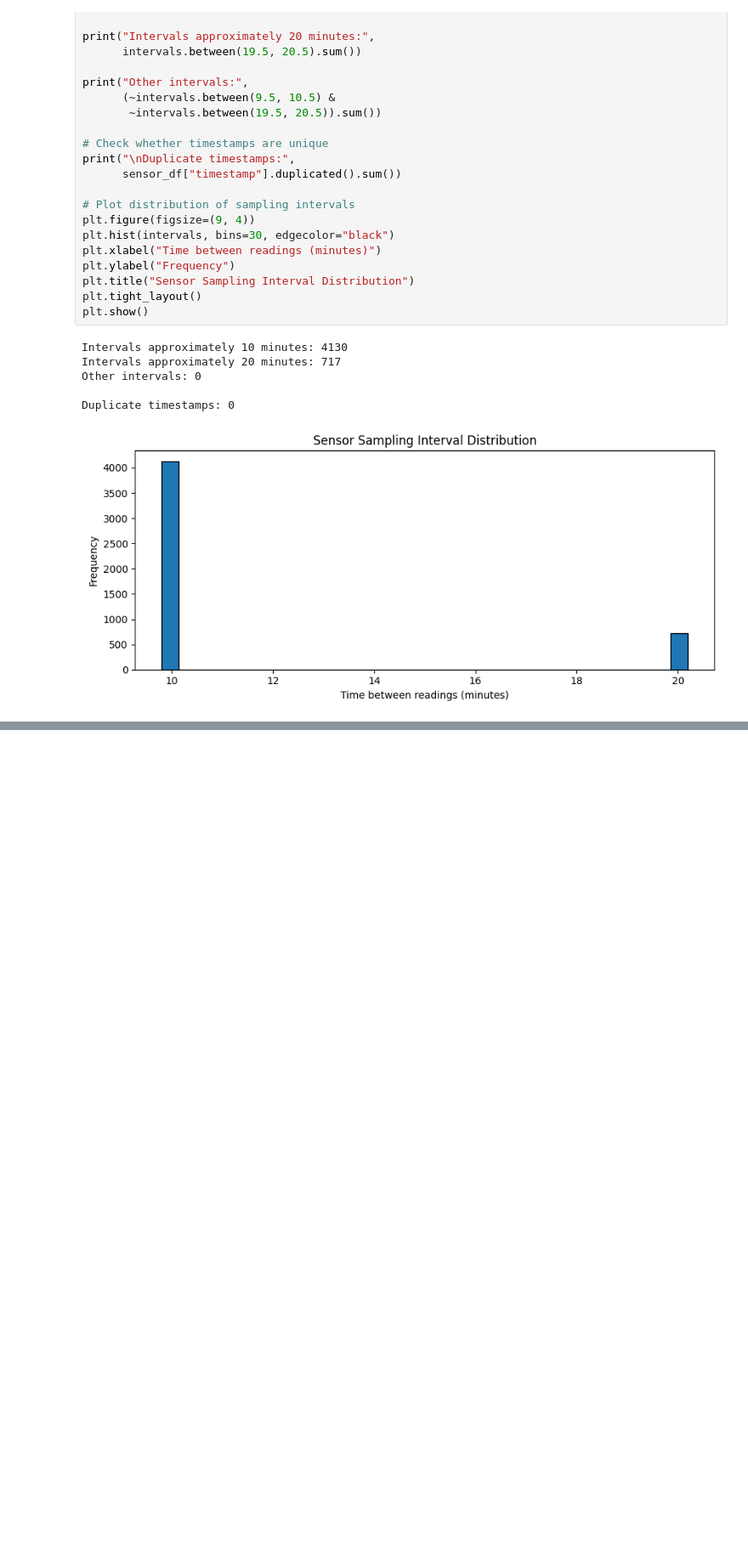
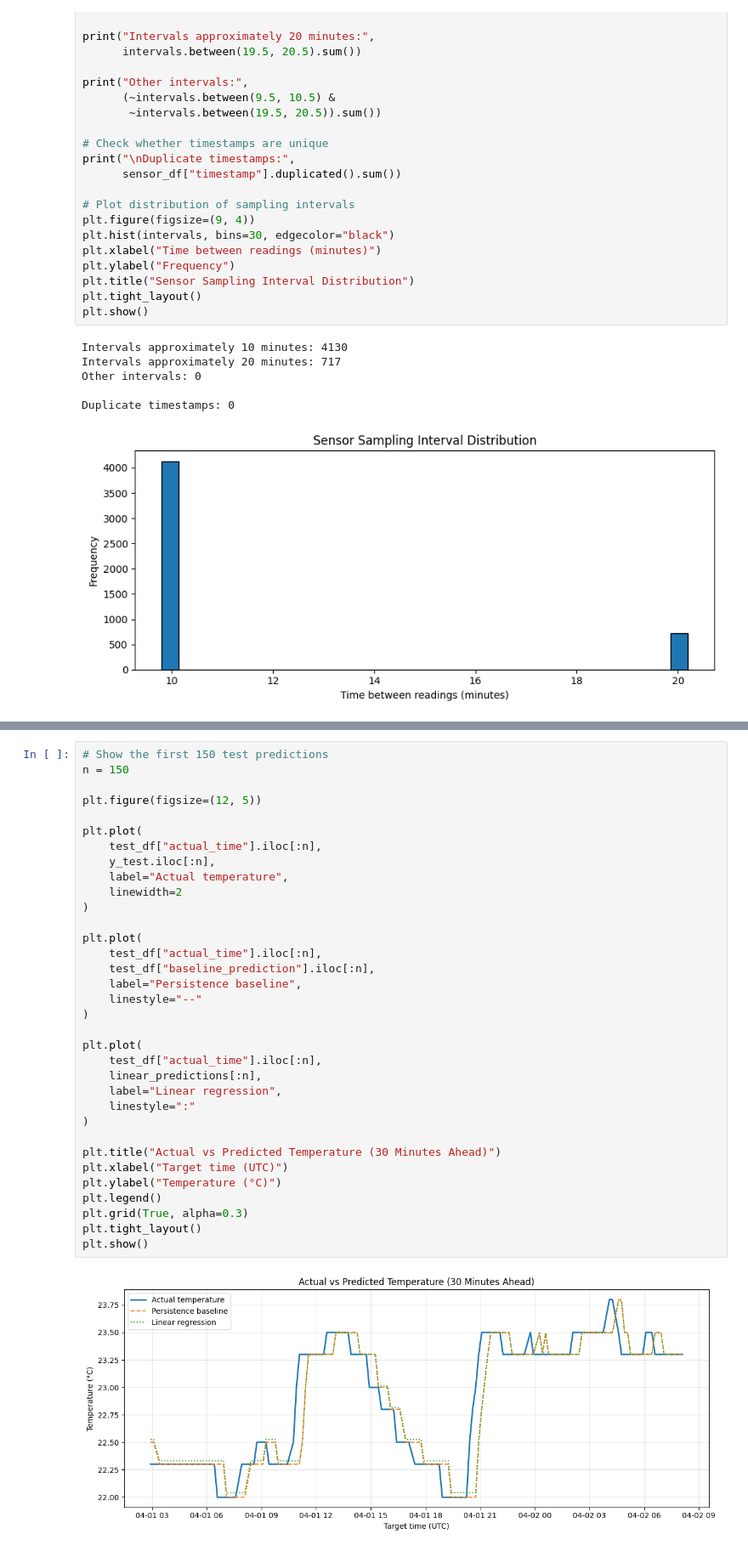
Before and after one commit to carolyndevadoss/MMA3001-Project, a Jupyter notebook: examples/MMA3001_Temperature_Prediction.ipynb, the cells around one changed output, grey strips where cells are left out. Shown at 85% size. Saved outputs shown, nothing was run; the diff lists cells and outputs as text; blank space fills up the shorter version.

Commit message:
Implement baseline and linear regression temperature prediction

```diff
--- a/examples/MMA3001_Temperature_Prediction.ipynb
+++ b/examples/MMA3001_Temperature_Prediction.ipynb
@@ -271,0 +437,36 @@ Duplicate timestamps: 0
+# %%
+# Show the first 150 test predictions
+n = 150
+
+plt.figure(figsize=(12, 5))
+
+plt.plot(
+    test_df["actual_time"].iloc[:n],
+    y_test.iloc[:n],
+    label="Actual temperature",
+    linewidth=2
+)
+
+plt.plot(
+    test_df["actual_time"].iloc[:n],
+    test_df["baseline_prediction"].iloc[:n],
+    label="Persistence baseline",
+    linestyle="--"
+)
+
+plt.plot(
+    test_df["actual_time"].iloc[:n],
+    linear_predictions[:n],
+    label="Linear regression",
+    linestyle=":"
+)
+
+plt.title("Actual vs Predicted Temperature (30 Minutes Ahead)")
+plt.xlabel("Target time (UTC)")
+plt.ylabel("Temperature (°C)")
+plt.legend()
+plt.grid(True, alpha=0.3)
+plt.tight_layout()
+plt.show()
+# %% [output]
+[figure, added]
```
Also changed, not shown: parts of 3 cells of this notebook.
